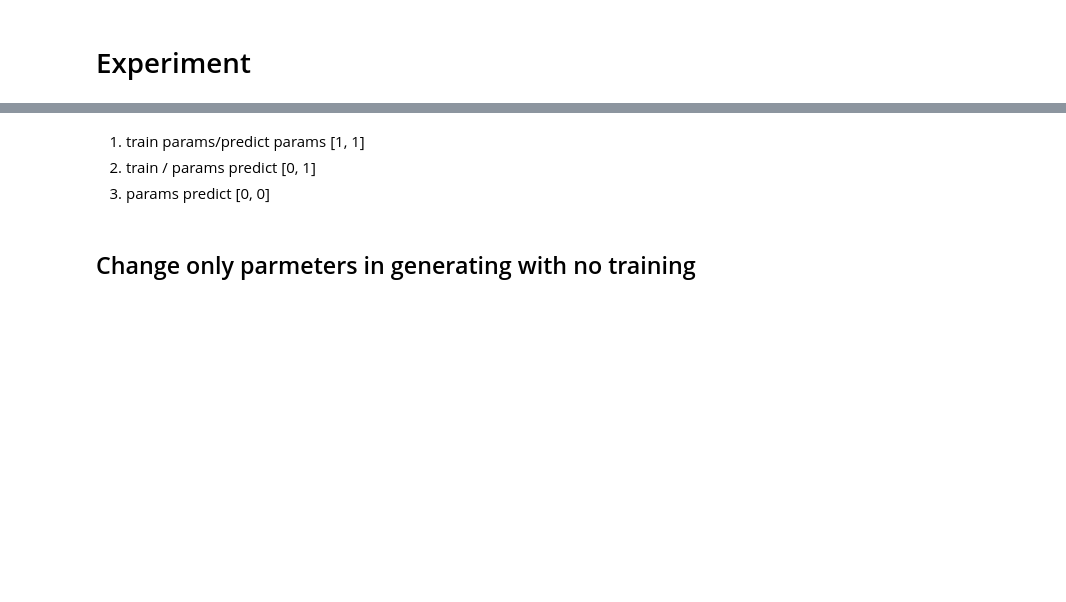
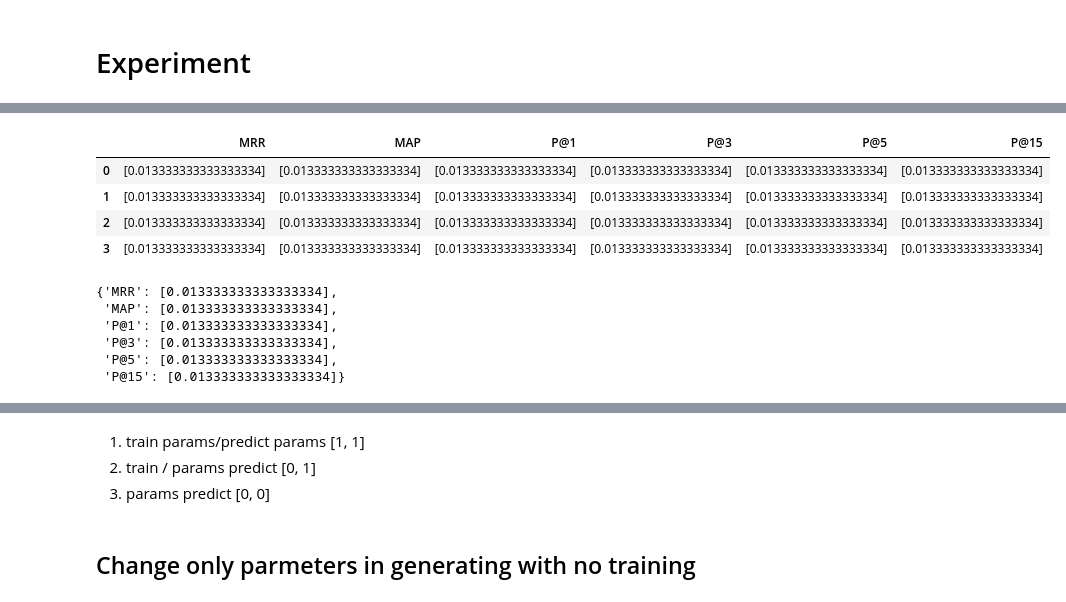
Before and after one commit to VityaVitalich/LLM_Taxonomy, a Jupyter notebook: tutorial_colab.ipynb, the cells around one changed output, grey strips where cells are left out. Saved outputs shown, nothing was run; the diff lists cells and outputs as text; code cells hidden in the pictures; blank space fills up the shorter version.

```diff
--- a/tutorial_colab.ipynb
+++ b/tutorial_colab.ipynb
@@ -147,0 +265,4 @@ os.chdir("/content/NLP-DL-Project-hypo-to-hyper")
+# %%
+all_preds, all_labels = predict(model, tokenizer, val_loader, config)
+metrics = get_all_metrics(all_labels, all_preds)
+metrics
@@ -147,0 +276,9 @@ os.chdir("/content/NLP-DL-Project-hypo-to-hyper")
+# %%
+import torch.nn as nn
+# optmizations
+criterion = nn.CrossEntropyLoss()
+optimizer = torch.optim.AdamW(model.parameters(), lr=config.lr, betas=(0.9, 0.98), eps=1e-9)
+scheduler = CustomScheduler(1024, optimizer, config.warmup)
+
+# # wandb
+logger = WanDBWriter(config)
@@ -147,0 +341,44 @@ os.chdir("/content/NLP-DL-Project-hypo-to-hyper")
+# %%
+config.gen_args = {'top_k': 50,
+                   'max_new_tokens': 25,
+                   "temperature": 0.2,
+                   "do_sample": True
+                   }
+
+config.gen_args = {'num_beams': 5,
+                   'max_new_tokens': 25,
+                   "early_stopping": True
+                   }
+# %%
+variated_beams = [3,5,10,15]
+res = []
+
+for beam in variated_beams:
+    config.gen_args = {'num_beams': beam,
+                   'max_new_tokens': 25,
+                   "early_stopping": True
+                   }
+
+    all_preds, all_labels = predict(model, tokenizer, val_loader, config)
+    metrics = get_all_metrics(all_labels, all_preds)
+
+    res.append(metrics)
+# %%
+pd.DataFrame(res)
+# %% [output]
+|  | MRR | MAP | P@1 | P@3 | P@5 | P@15 |
+| 0 | [0.013333333333333334] | [0.013333333333333334] | [0.013333333333333334] | [0.013333333333333334] | [0.013333333333333334] | [0.013333333333333334] |
+| 1 | [0.013333333333333334] | [0.013333333333333334] | [0.013333333333333334] | [0.013333333333333334] | [0.013333333333333334] | [0.013333333333333334] |
+| 2 | [0.013333333333333334] | [0.013333333333333334] | [0.013333333333333334] | [0.013333333333333334] | [0.013333333333333334] | [0.013333333333333334] |
+| 3 | [0.013333333333333334] | [0.013333333333333334] | [0.013333333333333334] | [0.013333333333333334] | [0.013333333333333334] | [0.013333333333333334] |
+# %%
+all_preds, all_labels = predict(model, tokenizer, val_loader, config)
+metrics = get_all_metrics(all_labels, all_preds)
+metrics
+# %% [output]
+{'MRR': [0.013333333333333334],
+ 'MAP': [0.013333333333333334],
+ 'P@1': [0.013333333333333334],
+ 'P@3': [0.013333333333333334],
+ 'P@5': [0.013333333333333334],
+ 'P@15': [0.013333333333333334]}
```
Also changed, not shown: parts of 53 cells of this notebook.
